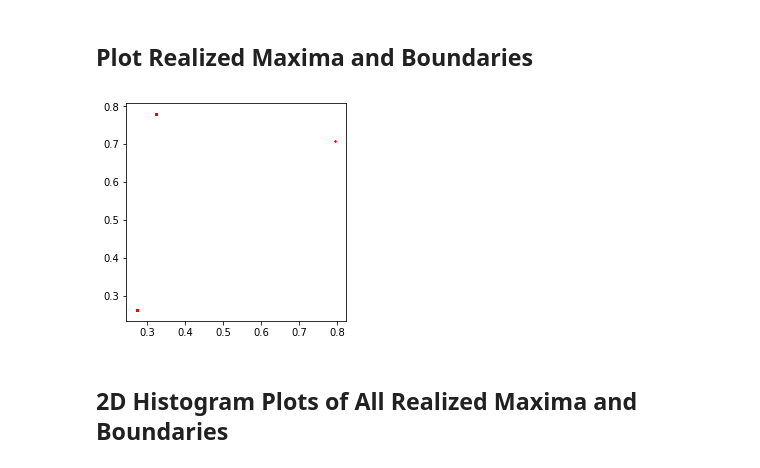
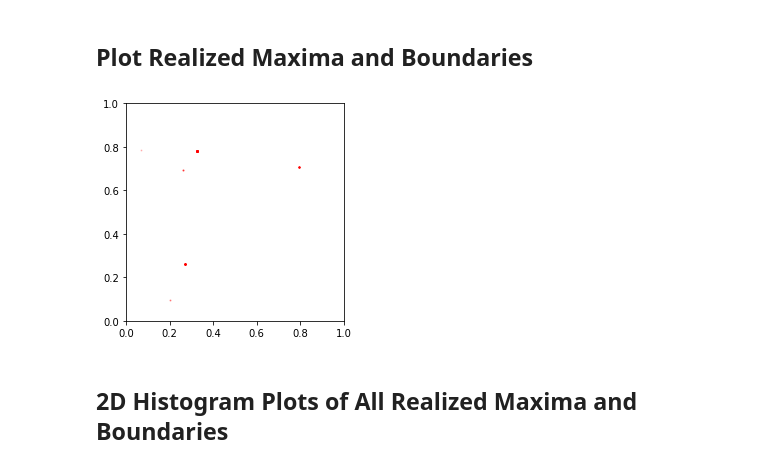
Before and after one commit to maljovec/topopy, a Jupyter notebook: ProbabilisticPersistenceDiagram.ipynb, the cells around one changed output. Drawn from its saved outputs; the diff is of its cells as text; code cells hidden in the pictures.

```diff
--- a/ProbabilisticPersistenceDiagram.ipynb
+++ b/ProbabilisticPersistenceDiagram.ipynb
@@ -117,4 +115,10 @@ def generate_mcs(samples=samples, repetitions=100):
 maxima, boundary_points = generate_mcs(samples, 10)
 # %% [markdown]
 ## Build Several Complexes Using A Probabilistic Graph
+# %%
+# Shared coordinates for the methods below:
+X = samplers.CVTSampler.generate_samples(50, 2, 0)
+Y = test_function(X)
+Y = (Y - np.min(Y)) / (np.max(Y) - np.min(Y))
+graph = ngl.ProbabilisticGraph(max_neighbors=20, steepness=1.0)
 # %%
@@ -147,36 +175,3 @@ diagrams = generate_diagrams(X, Y, 100)
-# %%
-def generate_mcs(X, Y, repetitions=100):
-    maxima = []
-    boundary_points = []
-
-    graph = ngl.ProbabilisticGraph(max_neighbors=20)
-    realized_edges = None
-    for seed in range(repetitions):
-        graph.reseed(seed)
-        msc = topopy.MorseComplex(graph=graph)
-        msc.build(X, Y)
-        realized_edges = graph.realized_edges
-
-        partitions = msc.get_partitions(0.05)
-        local_maxima = list(partitions.keys())
-        local_boundaries = []
-        for key, items in partitions.items():
-            for item in items:
-                neighbors = msc.get_neighbors(item)
-                outsiders = np.setdiff1d(neighbors, items)
-                outsiders = np.setdiff1d(outsiders, local_maxima)
-                if len(outsiders) > 0 and item not in local_maxima:
-                    local_boundaries.append(int(item))
-                    local_boundaries.extend(outsiders.astype(int))
-        maxima.extend(X[local_maxima])
-        boundary_points.extend(X[local_boundaries])
-
-    return maxima, boundary_points
-
-X = samplers.CVTSampler.generate_samples(20, 2, 0)
-Y = test_function(X)
-Y = (Y - np.min(Y)) / (np.max(Y) - np.min(Y))
-maxima, boundary_points = generate_mcs(X, Y, 100)
 # %% [markdown]
 ## Plot All Realized Persistence Diagrams
 # %%
@@ -249,11 +234,13 @@ grid.ax_joint.add_collection(mask)
 # %%
 maxima = np.array(maxima)
 boundaries = np.array(boundary_points)
-# plt.scatter(boundaries[:, 0], boundaries[:, 1], s=1, alpha=0.5, color='#999999', zorder=1)
-plt.scatter(maxima[:, 0], maxima[:, 1], s=1, alpha=1, color='r', zorder=2)
+# plt.scatter(boundaries[:, 0], boundaries[:, 1], s=1, alpha=0.2, color='#999999', zorder=1)
+plt.scatter(maxima[:, 0], maxima[:, 1], s=1, alpha=0.2, color='r', zorder=2)
+plt.gca().set_xlim(0,1)
+plt.gca().set_ylim(0,1)
 plt.gca().set_aspect('equal')
 # %% [output]
-[figure, old version]
+[figure, new version]
 # %% [markdown]
 ## 2D Histogram Plots of All Realized Maxima and Boundaries
 # %%
```
Also changed, not shown: parts of 22 cells of this notebook.
